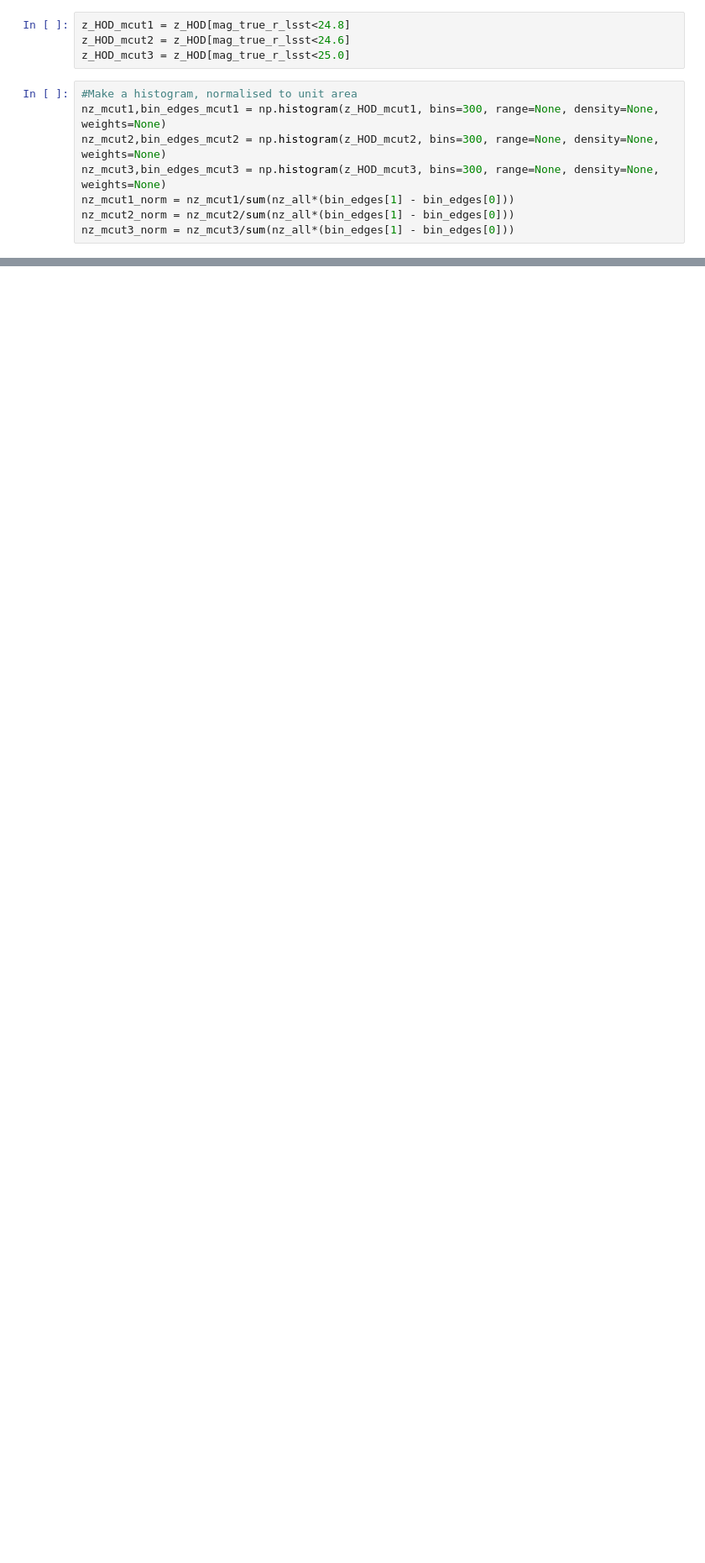
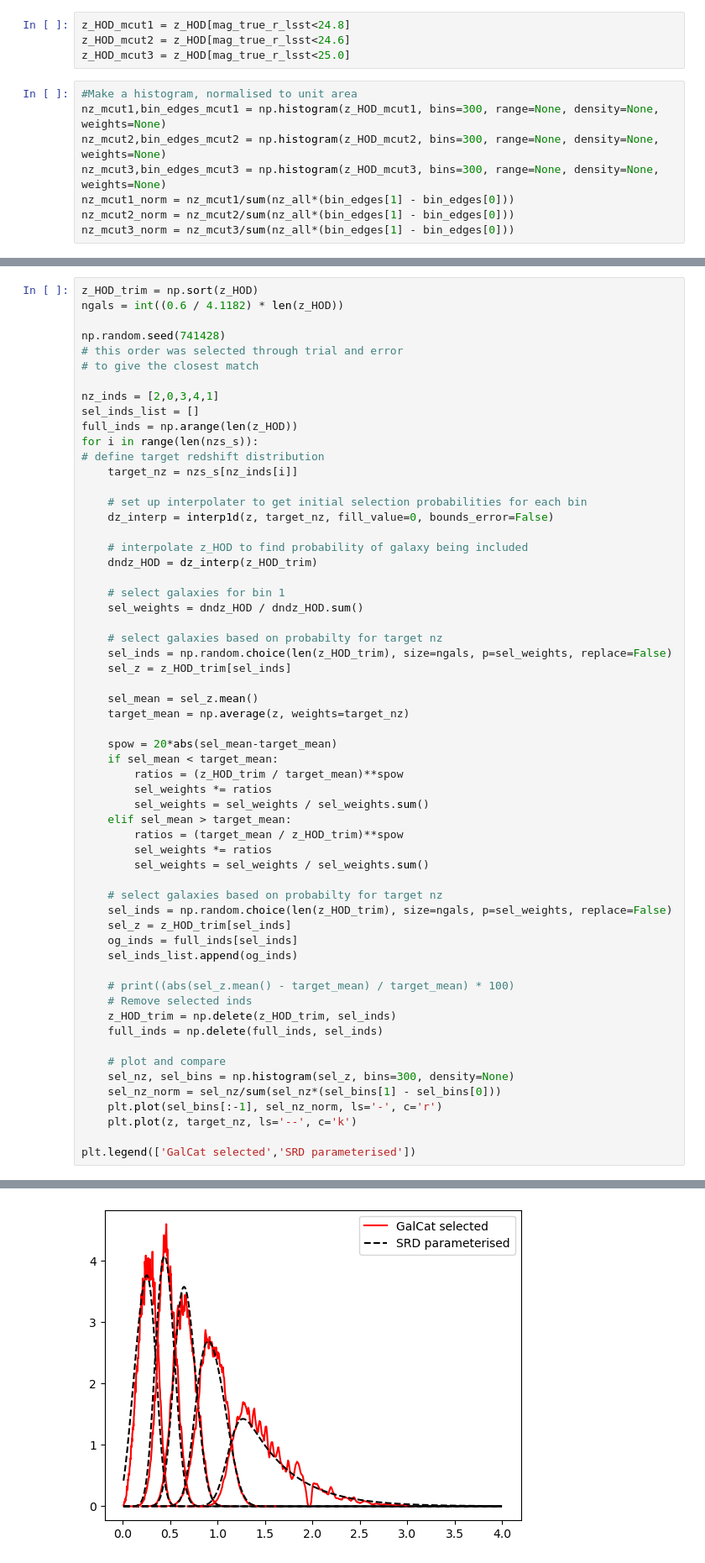
Before and after one commit to LSSTDESC/SkySim5000_IA_infusion, a Jupyter notebook: Nz_HOD.ipynb, the cells around one changed output, grey strips where cells are left out. Shown at 84% size. Drawn from its saved outputs; the diff is of its cells as text; blank space fills up the shorter version.

Commit message:
Add files via upload
Added the notebook that Charlie M. used to downsample the full SkySim5000 HOD catalogue into 5 tomographic bins that closely resemble those used in this paper.

```diff
--- a/Nz_HOD.ipynb
+++ b/Nz_HOD.ipynb
@@ -64,0 +69,60 @@ plt.ylim(0.0, 4.0)
+# %%
+z_HOD_trim = np.sort(z_HOD)
+ngals = int((0.6 / 4.1182) * len(z_HOD))
+
+np.random.seed(741428)
+# this order was selected through trial and error
+# to give the closest match
+
+nz_inds = [2,0,3,4,1]
+sel_inds_list = []
+full_inds = np.arange(len(z_HOD))
+for i in range(len(nzs_s)):
+# define target redshift distribution
+    target_nz = nzs_s[nz_inds[i]]
+
+    # set up interpolater to get initial selection probabilities for each bin
+    dz_interp = interp1d(z, target_nz, fill_value=0, bounds_error=False)
+
+    # interpolate z_HOD to find probability of galaxy being included
+    dndz_HOD = dz_interp(z_HOD_trim)
+
+    # select galaxies for bin 1
+    sel_weights = dndz_HOD / dndz_HOD.sum()
+
+    # select galaxies based on probabilty for target nz
+    sel_inds = np.random.choice(len(z_HOD_trim), size=ngals, p=sel_weights, replace=False)
+    sel_z = z_HOD_trim[sel_inds]
+
+    sel_mean = sel_z.mean()
+    target_mean = np.average(z, weights=target_nz)
+
+    spow = 20*abs(sel_mean-target_mean)
+    if sel_mean < target_mean:
+        ratios = (z_HOD_trim / target_mean)**spow
+        sel_weights *= ratios
+        sel_weights = sel_weights / sel_weights.sum()
+    elif sel_mean > target_mean:
+        ratios = (target_mean / z_HOD_trim)**spow
+        sel_weights *= ratios
+        sel_weights = sel_weights / sel_weights.sum()
+
+    # select galaxies based on probabilty for target nz
+    sel_inds = np.random.choice(len(z_HOD_trim), size=ngals, p=sel_weights, replace=False)
+    sel_z = z_HOD_trim[sel_inds]
+    og_inds = full_inds[sel_inds]
+    sel_inds_list.append(og_inds)
+
+    # print((abs(sel_z.mean() - target_mean) / target_mean) * 100)
+    # Remove selected inds
+    z_HOD_trim = np.delete(z_HOD_trim, sel_inds)
+    full_inds = np.delete(full_inds, sel_inds)
+
+    # plot and compare
+    sel_nz, sel_bins = np.histogram(sel_z, bins=300, density=None)
+    sel_nz_norm = sel_nz/sum(sel_nz*(sel_bins[1] - sel_bins[0]))
+    plt.plot(sel_bins[:-1], sel_nz_norm, ls='-', c='r')
+    plt.plot(z, target_nz, ls='--', c='k')
+
+plt.legend(['GalCat selected','SRD parameterised'])
+# %% [output]
@@ -64,0 +130 @@ plt.ylim(0.0, 4.0)
+[figure, added]
```
Also changed, not shown: parts of 13 cells of this notebook.
